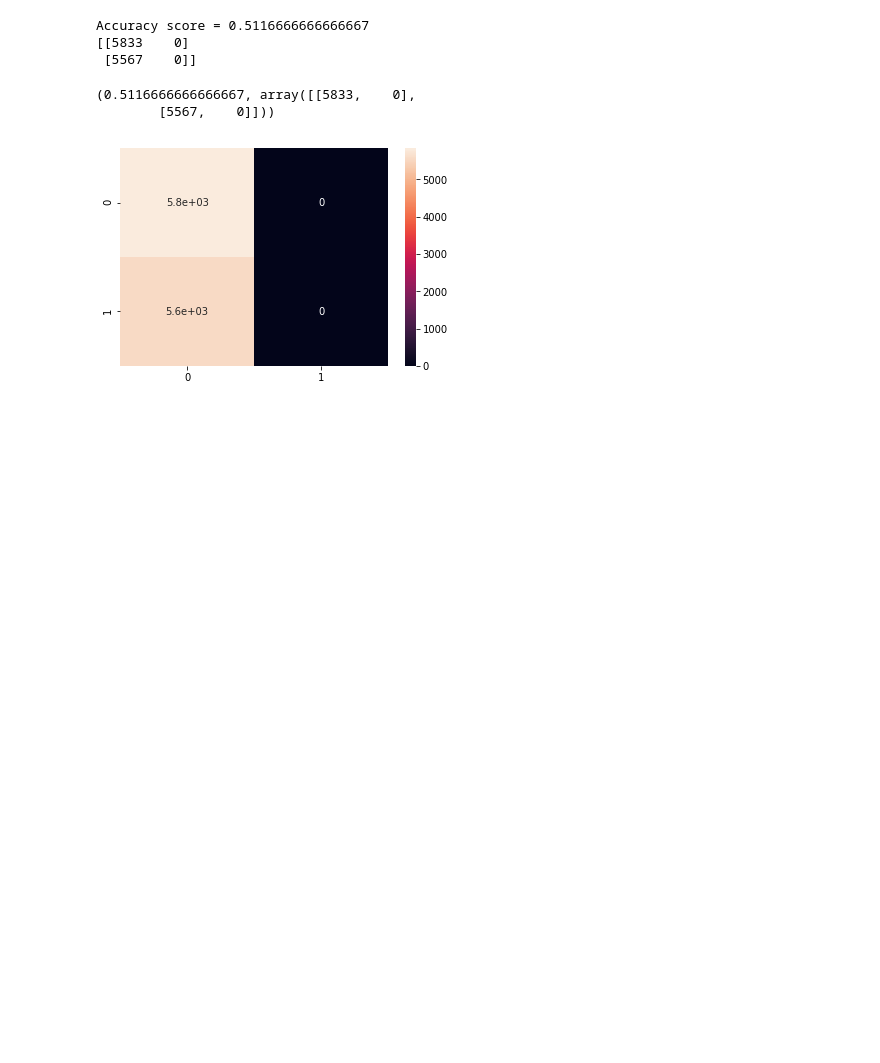
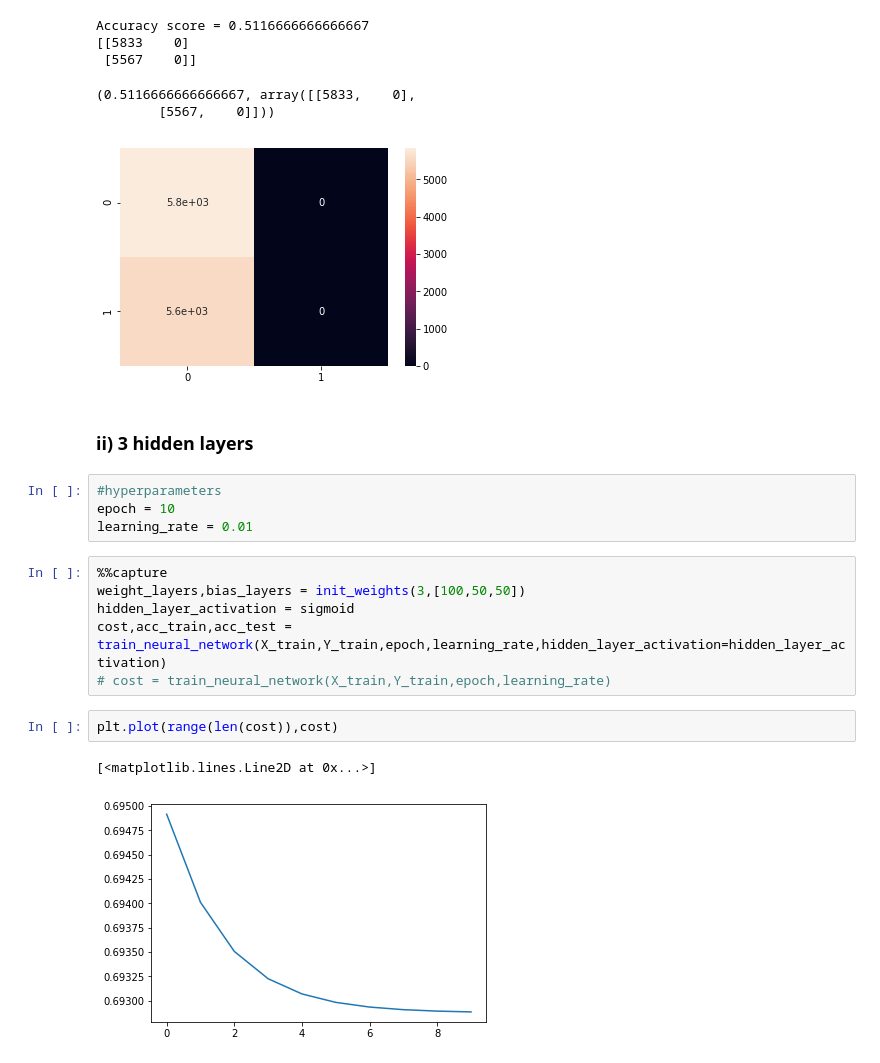
Before and after one commit to Hitkul/ML_course_IIITD, a Jupyter notebook: Assignment 3/Assignment_3.ipynb, the cells around one changed output. Cells and saved outputs as stored; diff of their text form; blank space fills up the shorter version.

```diff
--- a/Assignment 3/Assignment_3.ipynb
+++ b/Assignment 3/Assignment_3.ipynb
@@ -285,3 +287,20 @@ Accuracy score = 0.5116666666666667
 (0.5116666666666667, array([[5833,    0],
         [5567,    0]]))
 [figure]
+# %% [markdown]
+### ii) 3 hidden layers
+# %%
+#hyperparameters
+epoch = 10
+learning_rate = 0.01
+# %%
+%%capture
+weight_layers,bias_layers = init_weights(3,[100,50,50])
+hidden_layer_activation = sigmoid
+cost,acc_train,acc_test = train_neural_network(X_train,Y_train,epoch,learning_rate,hidden_layer_activation=hidden_layer_activation)
+# cost = train_neural_network(X_train,Y_train,epoch,learning_rate)
+# %%
+plt.plot(range(len(cost)),cost)
+# %% [output]
+[<matplotlib.lines.Line2D at 0x...>]
+[figure, added]
```
Also changed, not shown: parts of 27 cells of this notebook.
